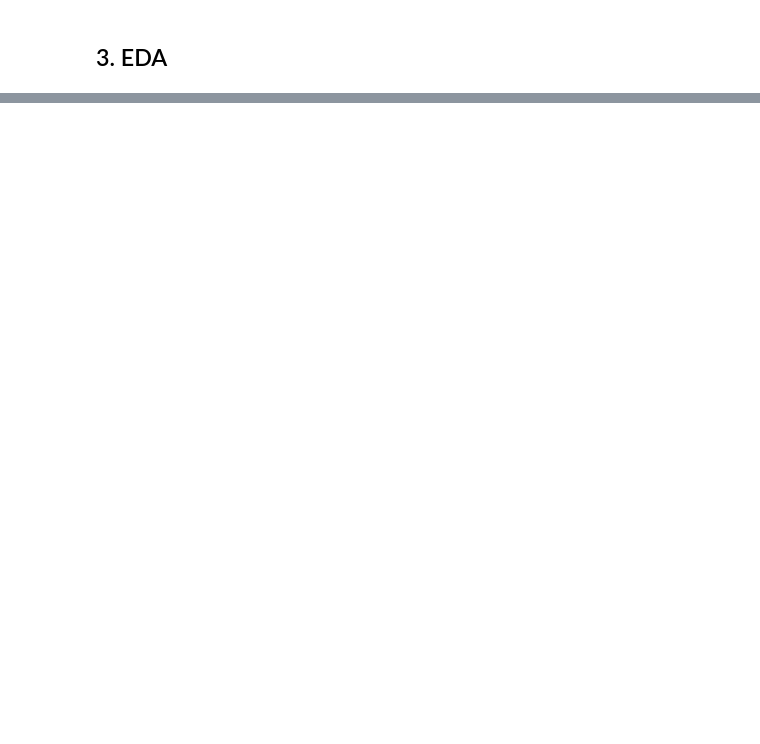
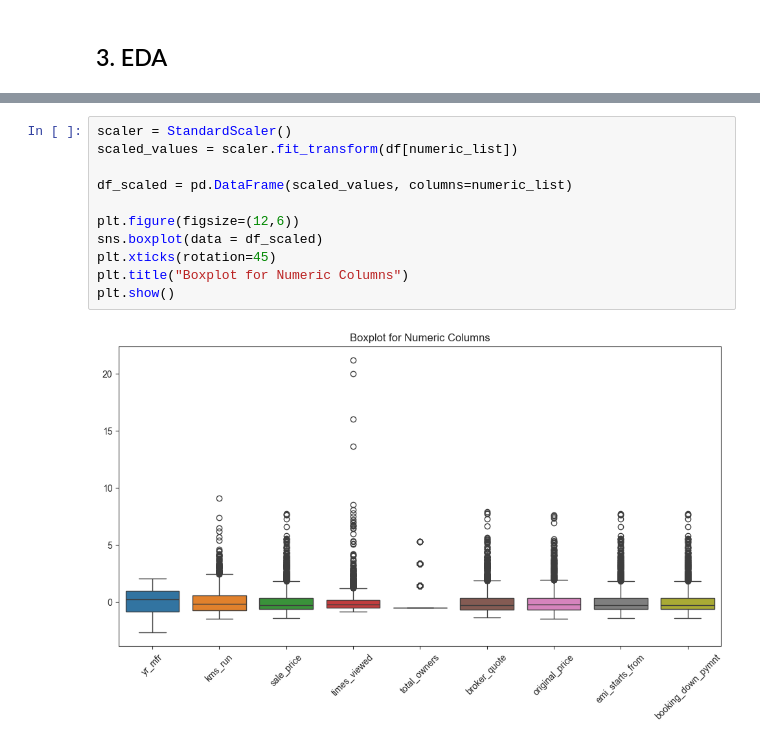
Before and after one commit to milenakoros/GRUPA_1_ASI, a Jupyter notebook: notebooks/01_eda.ipynb, the cells around one changed output, grey strips where cells are left out. Drawn from its saved outputs; the diff is of its cells as text; blank space fills up the shorter version.

```diff
--- a/notebooks/01_eda.ipynb
+++ b/notebooks/01_eda.ipynb
@@ -25,0 +113,13 @@ df.columns[df.isnull().any()]
+# %%
+scaler = StandardScaler()
+scaled_values = scaler.fit_transform(df[numeric_list])
+
+df_scaled = pd.DataFrame(scaled_values, columns=numeric_list)
+
+plt.figure(figsize=(12,6))
+sns.boxplot(data = df_scaled)
+plt.xticks(rotation=45)
+plt.title("Boxplot for Numeric Columns")
+plt.show()
+# %% [output]
+[figure, added]
```
Also changed, not shown: parts of 21 cells of this notebook.
